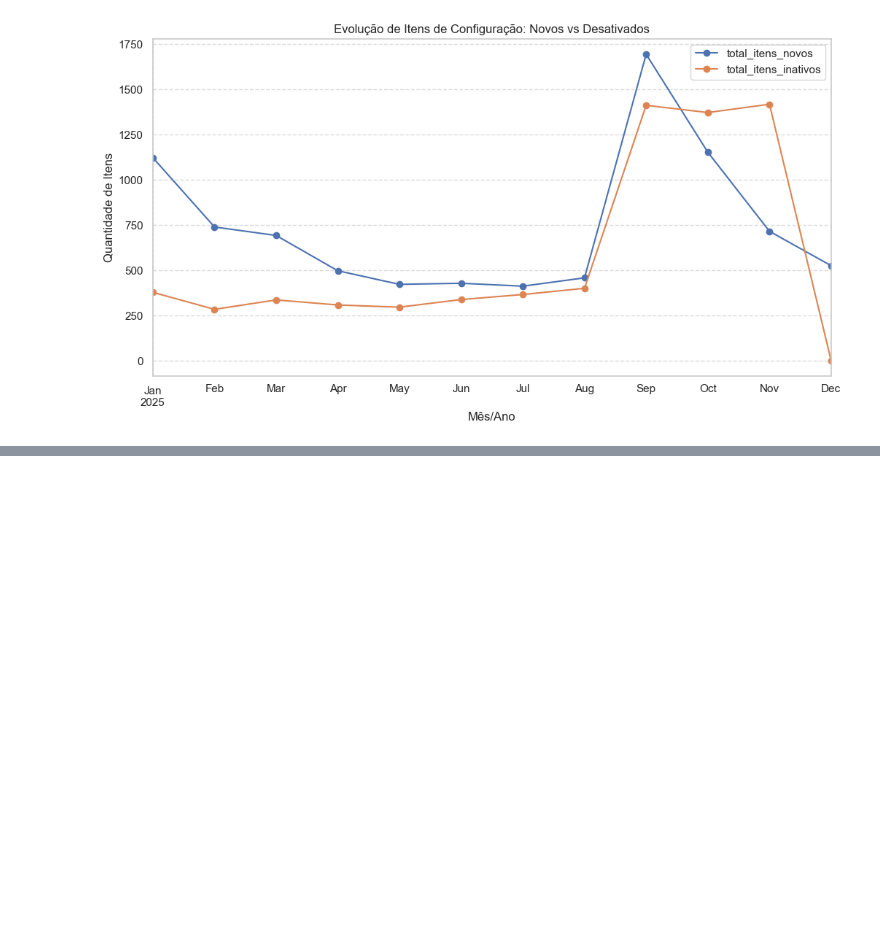
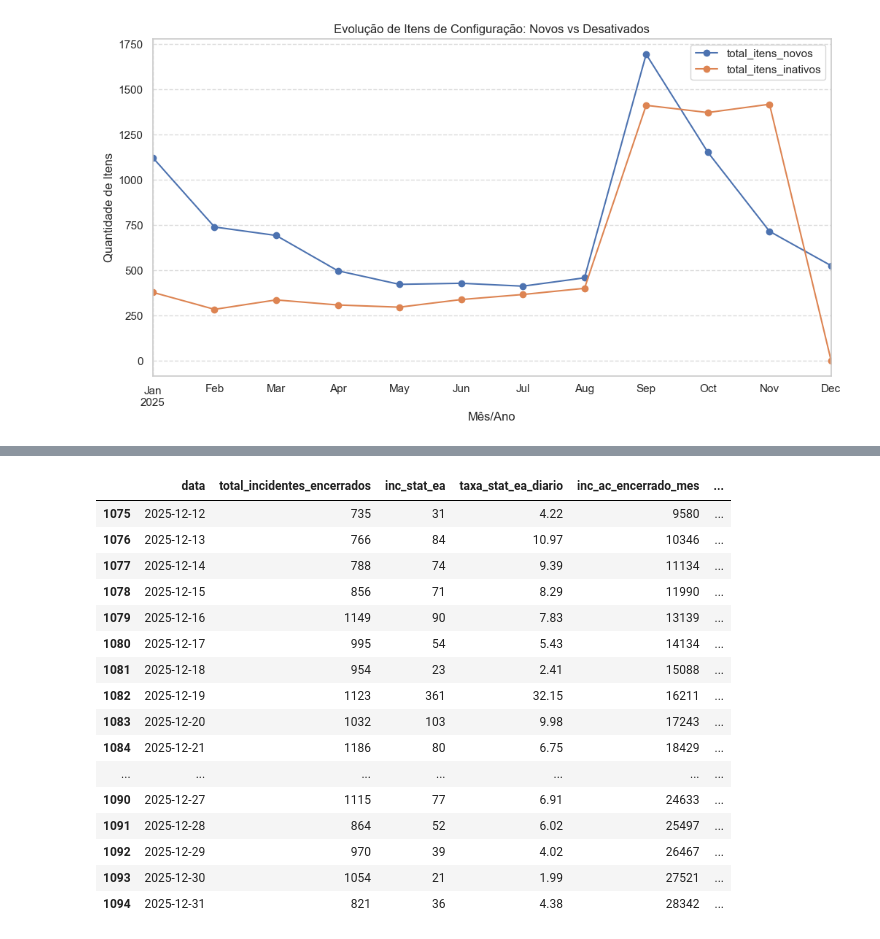
Before and after one commit to jffdevbr/challenge_locaweb, a Jupyter notebook: notebooks/data_exploration_target_behavior.ipynb, the cells around one changed output, grey strips where cells are left out. Cells and saved outputs as stored; diff of their text form; code cells hidden in the pictures; blank space fills up the shorter version.

```diff
--- a/notebooks/data_exploration_target_behavior.ipynb
+++ b/notebooks/data_exploration_target_behavior.ipynb
@@ -1868,0 +2006,37 @@ plt.show()
+# %%
+df_diario[[
+    'data',
+    'total_incidentes_encerrados',
+
+    # Visão Diária
+    'inc_stat_ea',
+    'taxa_stat_ea_diario',
+
+    # Visão Acumulada no Mês
+    'inc_ac_encerrado_mes',
+    'inc_ac_stat_ea_mes',
+    'taxa_stat_ea_ac_mes',
+
+    # Visão Acumulada Geral
+    'inc_ac_encerrados_geral',
+    'inc_ac_stat_ea_geral',
+    'taxa_stat_ea_ac_geral'
+]].tail(20)
+# %% [output]
+|  | data | total_incidentes_encerrados | inc_stat_ea | taxa_stat_ea_diario | inc_ac_encerrado_mes | ... |
+| 1075 | 2025-12-12 | 735 | 31 | 4.22 | 9580 | ... |
+| 1076 | 2025-12-13 | 766 | 84 | 10.97 | 10346 | ... |
+| 1077 | 2025-12-14 | 788 | 74 | 9.39 | 11134 | ... |
+| 1078 | 2025-12-15 | 856 | 71 | 8.29 | 11990 | ... |
+| 1079 | 2025-12-16 | 1149 | 90 | 7.83 | 13139 | ... |
+| 1080 | 2025-12-17 | 995 | 54 | 5.43 | 14134 | ... |
+| 1081 | 2025-12-18 | 954 | 23 | 2.41 | 15088 | ... |
+| 1082 | 2025-12-19 | 1123 | 361 | 32.15 | 16211 | ... |
+| 1083 | 2025-12-20 | 1032 | 103 | 9.98 | 17243 | ... |
+| 1084 | 2025-12-21 | 1186 | 80 | 6.75 | 18429 | ... |
+| ... | ... | ... | ... | ... | ... | ... |
+| 1090 | 2025-12-27 | 1115 | 77 | 6.91 | 24633 | ... |
+| 1091 | 2025-12-28 | 864 | 52 | 6.02 | 25497 | ... |
+| 1092 | 2025-12-29 | 970 | 39 | 4.02 | 26467 | ... |
+| 1093 | 2025-12-30 | 1054 | 21 | 1.99 | 27521 | ... |
+| 1094 | 2025-12-31 | 821 | 36 | 4.38 | 28342 | ... |
```
Also changed, not shown: parts of 36 cells of this notebook, 1 other file.
